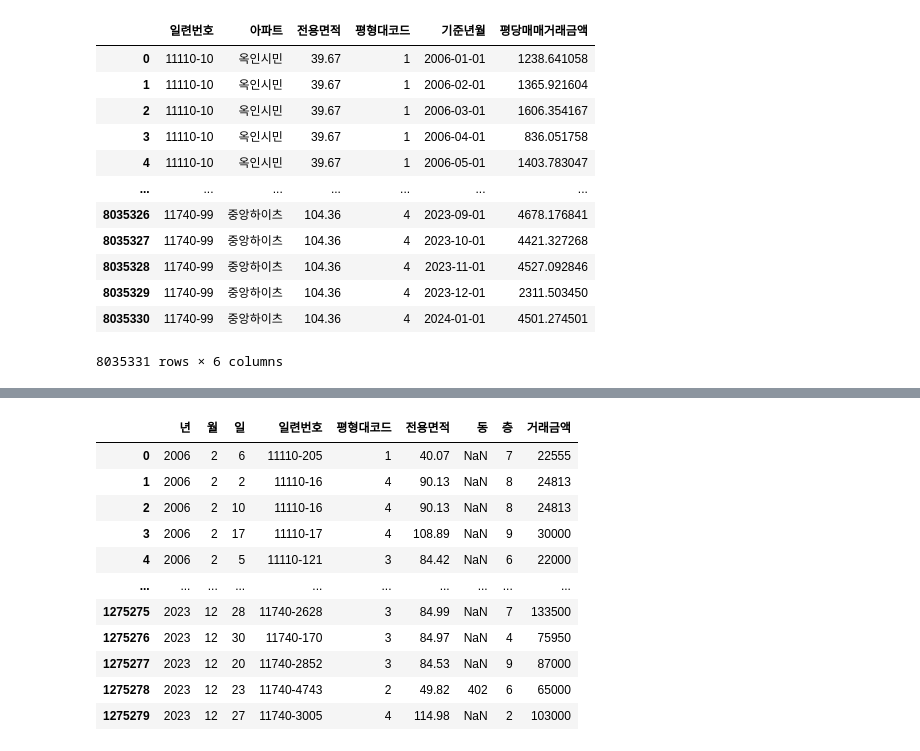
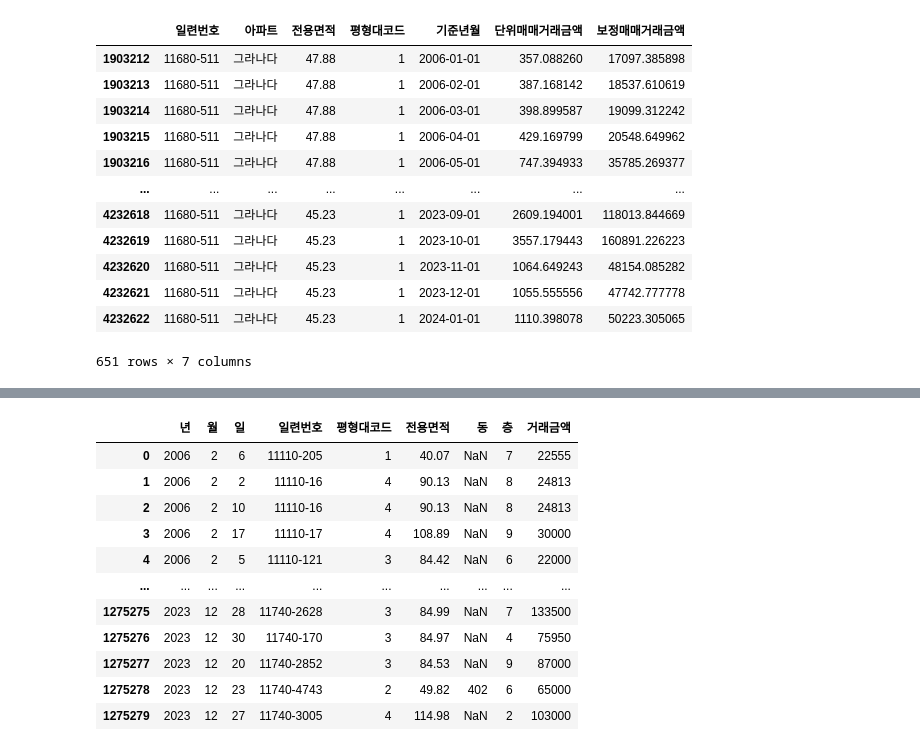
Before and after one commit to sdjhs0327/ws_prop, a Jupyter notebook: script/02_02_apt_trading_preproc.ipynb, the cells around one changed output, grey strips where cells are left out. Drawn from its saved outputs; the diff is of its cells as text; code cells hidden in the pictures.

```diff
--- a/script/02_02_apt_trading_preproc.ipynb
+++ b/script/02_02_apt_trading_preproc.ipynb
@@ -90,16 +136,2 @@ trading_trs_v3 = trading_trs_v3.drop('단지평형대코드', axis=1)
 # %%
-danji_mst[['일련번호', '아파트', '전용면적', '평형대코드']].merge(trading_trs_v3, how='outer')
+trading_trs_v4 = danji_mst[['일련번호', '아파트', '전용면적', '평형대코드']].merge(trading_trs_v3, how='left')
-# %% [output]
-|  | 일련번호 | 아파트 | 전용면적 | 평형대코드 | 기준년월 | 평당매매거래금액 |
-| 0 | 11110-10 | 옥인시민 | 39.67 | 1 | 2006-01-01 | 1238.641058 |
-| 1 | 11110-10 | 옥인시민 | 39.67 | 1 | 2006-02-01 | 1365.921604 |
-| 2 | 11110-10 | 옥인시민 | 39.67 | 1 | 2006-03-01 | 1606.354167 |
-| 3 | 11110-10 | 옥인시민 | 39.67 | 1 | 2006-04-01 | 836.051758 |
-| 4 | 11110-10 | 옥인시민 | 39.67 | 1 | 2006-05-01 | 1403.783047 |
-| ... | ... | ... | ... | ... | ... | ... |
-| 8035326 | 11740-99 | 중앙하이츠 | 104.36 | 4 | 2023-09-01 | 4678.176841 |
-| 8035327 | 11740-99 | 중앙하이츠 | 104.36 | 4 | 2023-10-01 | 4421.327268 |
-| 8035328 | 11740-99 | 중앙하이츠 | 104.36 | 4 | 2023-11-01 | 4527.092846 |
-| 8035329 | 11740-99 | 중앙하이츠 | 104.36 | 4 | 2023-12-01 | 2311.503450 |
-| 8035330 | 11740-99 | 중앙하이츠 | 104.36 | 4 | 2024-01-01 | 4501.274501 |
-8035331 rows × 6 columns
@@ -105,0 +140,16 @@ danji_mst[['일련번호', '아파트', '전용면적', '평형대코드']].merg
+# %%
+trading_trs_v4[trading_trs_v4['아파트'] == '그라나다']
+# %% [output]
+|  | 일련번호 | 아파트 | 전용면적 | 평형대코드 | 기준년월 | 단위매매거래금액 | 보정매매거래금액 |
+| 1903212 | 11680-511 | 그라나다 | 47.88 | 1 | 2006-01-01 | 357.088260 | 17097.385898 |
+| 1903213 | 11680-511 | 그라나다 | 47.88 | 1 | 2006-02-01 | 387.168142 | 18537.610619 |
+| 1903214 | 11680-511 | 그라나다 | 47.88 | 1 | 2006-03-01 | 398.899587 | 19099.312242 |
+| 1903215 | 11680-511 | 그라나다 | 47.88 | 1 | 2006-04-01 | 429.169799 | 20548.649962 |
+| 1903216 | 11680-511 | 그라나다 | 47.88 | 1 | 2006-05-01 | 747.394933 | 35785.269377 |
+| ... | ... | ... | ... | ... | ... | ... | ... |
+| 4232618 | 11680-511 | 그라나다 | 45.23 | 1 | 2023-09-01 | 2609.194001 | 118013.844669 |
+| 4232619 | 11680-511 | 그라나다 | 45.23 | 1 | 2023-10-01 | 3557.179443 | 160891.226223 |
+| 4232620 | 11680-511 | 그라나다 | 45.23 | 1 | 2023-11-01 | 1064.649243 | 48154.085282 |
+| 4232621 | 11680-511 | 그라나다 | 45.23 | 1 | 2023-12-01 | 1055.555556 | 47742.777778 |
+| 4232622 | 11680-511 | 그라나다 | 45.23 | 1 | 2024-01-01 | 1110.398078 | 50223.305065 |
+651 rows × 7 columns
```
Also changed, not shown: parts of 11 cells of this notebook, 1 other file.
